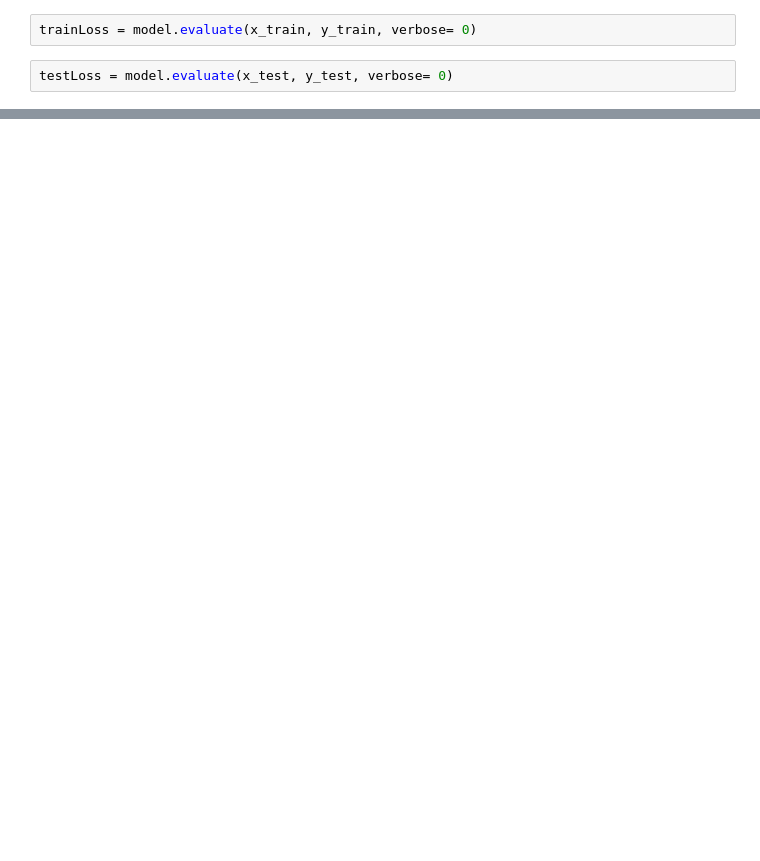
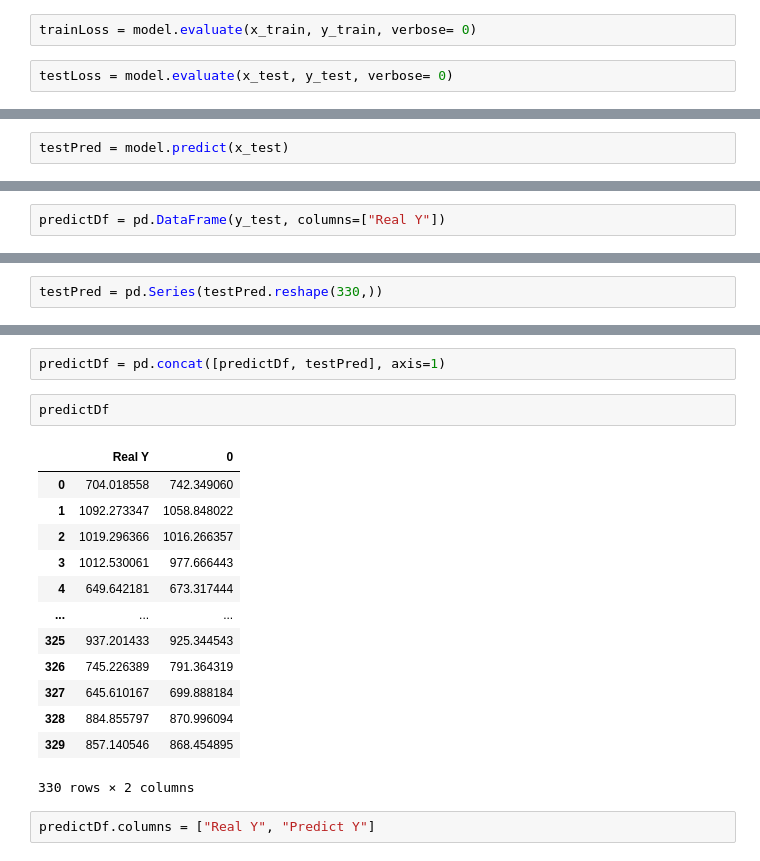
Before and after one commit to asamedyldrm/deep-learning, a Jupyter notebook: Tensorflow_1.ipynb, the cells around one changed output, grey strips where cells are left out. Saved outputs shown, nothing was run; the diff lists cells and outputs as text; blank space fills up the shorter version.

```diff
--- a/Tensorflow_1.ipynb
+++ b/Tensorflow_1.ipynb
@@ -118,0 +121,2 @@ testLoss
+# %%
+testPred = model.predict(x_test)
@@ -118,0 +143,2 @@ testLoss
+# %%
+predictDf = pd.DataFrame(y_test, columns=["Real Y"])
@@ -118,0 +161,2 @@ testLoss
+# %%
+testPred = pd.Series(testPred.reshape(330,))
@@ -118,0 +178,20 @@ testLoss
+# %%
+predictDf = pd.concat([predictDf, testPred], axis=1)
+# %%
+predictDf
+# %% [output]
+|  | Real Y | 0 |
+| 0 | 704.018558 | 742.349060 |
+| 1 | 1092.273347 | 1058.848022 |
+| 2 | 1019.296366 | 1016.266357 |
+| 3 | 1012.530061 | 977.666443 |
+| 4 | 649.642181 | 673.317444 |
+| ... | ... | ... |
+| 325 | 937.201433 | 925.344543 |
+| 326 | 745.226389 | 791.364319 |
+| 327 | 645.610167 | 699.888184 |
+| 328 | 884.855797 | 870.996094 |
+| 329 | 857.140546 | 868.454895 |
+330 rows × 2 columns
+# %%
+predictDf.columns = ["Real Y", "Predict Y"]
```
Also changed, not shown: parts of 9 cells of this notebook.
